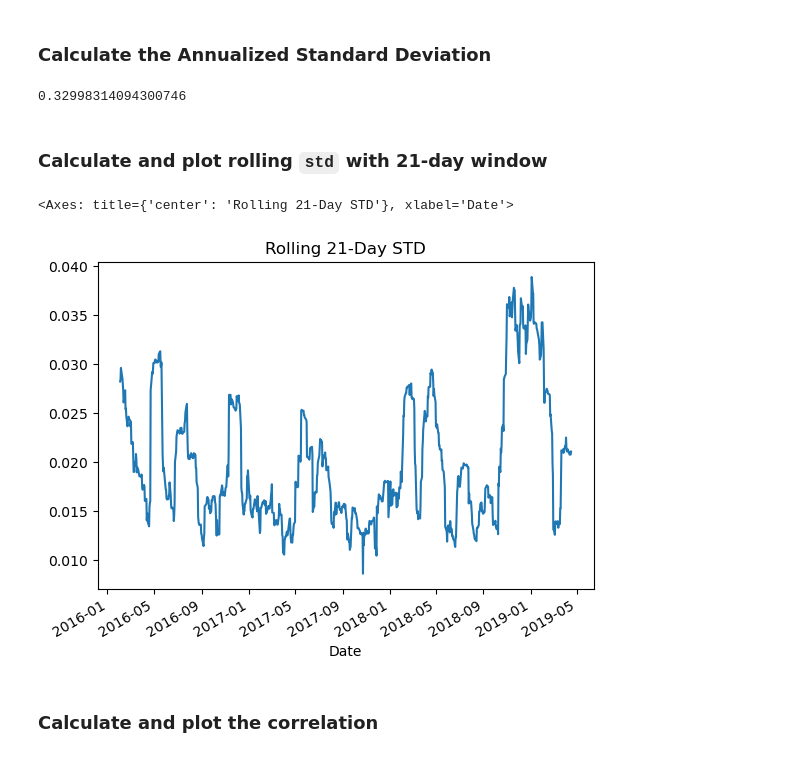
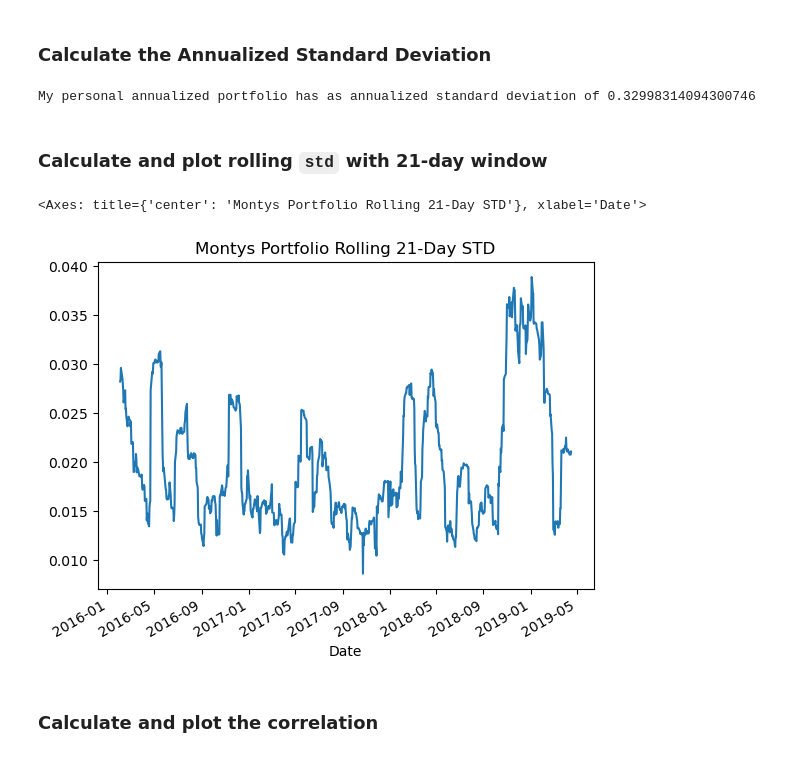
Before and after one commit to MontgomeryG/python-homework, a Jupyter notebook: Starter_Code 2/whale_analysis.ipynb, the cells around one changed output. Cells and saved outputs as stored; diff of their text form; code cells hidden in the pictures.

```diff
--- a/Starter_Code 2/whale_analysis.ipynb
+++ b/Starter_Code 2/whale_analysis.ipynb
@@ -877,21 +928,22 @@ monty_std = mega_portfolio['Montys Portfolio'].std()
 
 
 montys_portfolio_std_annual = monty_std * np.sqrt(252)
-montys_portfolio_std_annual
+
+print(f"My personal annualized portfolio has as annualized standard deviation of {montys_portfolio_std_annual}")
 # %% [output]
-0.32998314094300746
+My personal annualized portfolio has as annualized standard deviation of 0.32998314094300746
 # %% [markdown]
 ### Calculate and plot rolling `std` with 21-day window
 # %%
 # Calculate rolling standard deviation
 
 monty_rolling21_std = mega_portfolio['Montys Portfolio'].rolling(window=21).std()
 
 # Plot rolling standard deviation
-monty_rolling21_std.plot(title='Rolling 21-Day STD')
+monty_rolling21_std.plot(title='Montys Portfolio Rolling 21-Day STD')
 # %% [output]
-<Axes: title={'center': 'Rolling 21-Day STD'}, xlabel='Date'>
+<Axes: title={'center': 'Montys Portfolio Rolling 21-Day STD'}, xlabel='Date'>
-[figure, old version]
+[figure, new version]
 # %% [markdown]
 ### Calculate and plot the correlation
 # %%
```
Also changed, not shown: parts of 19 cells of this notebook.
